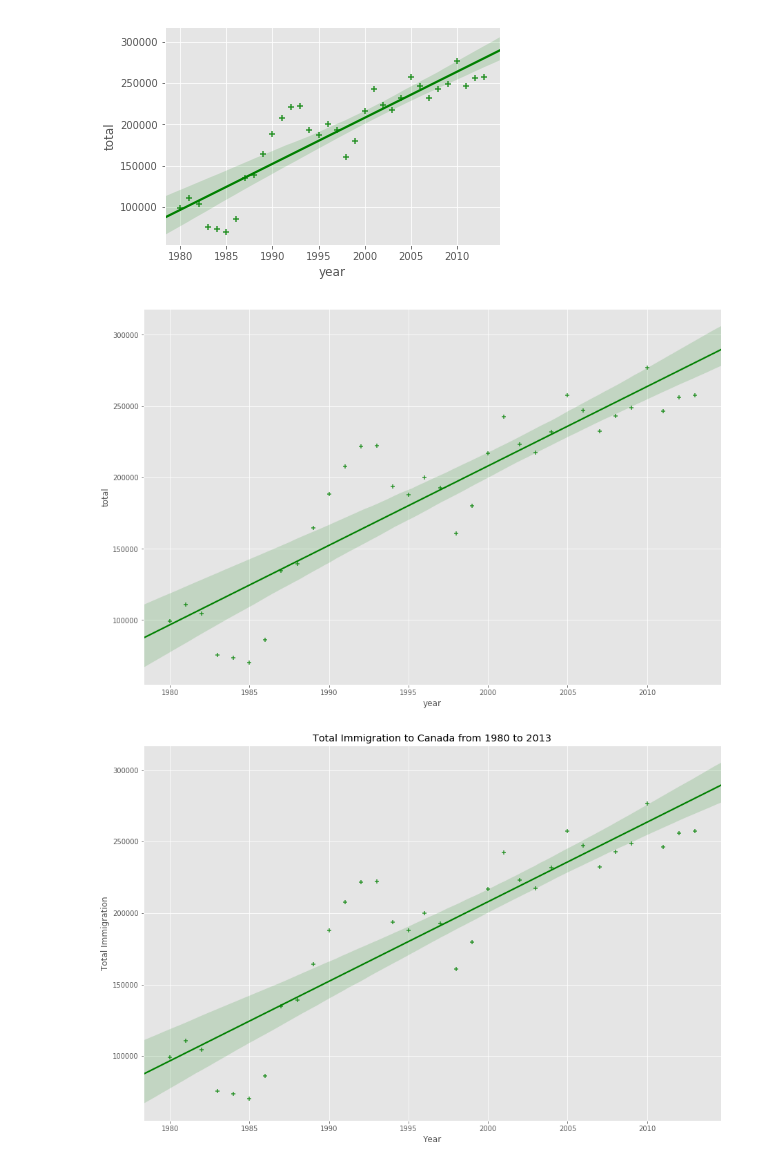
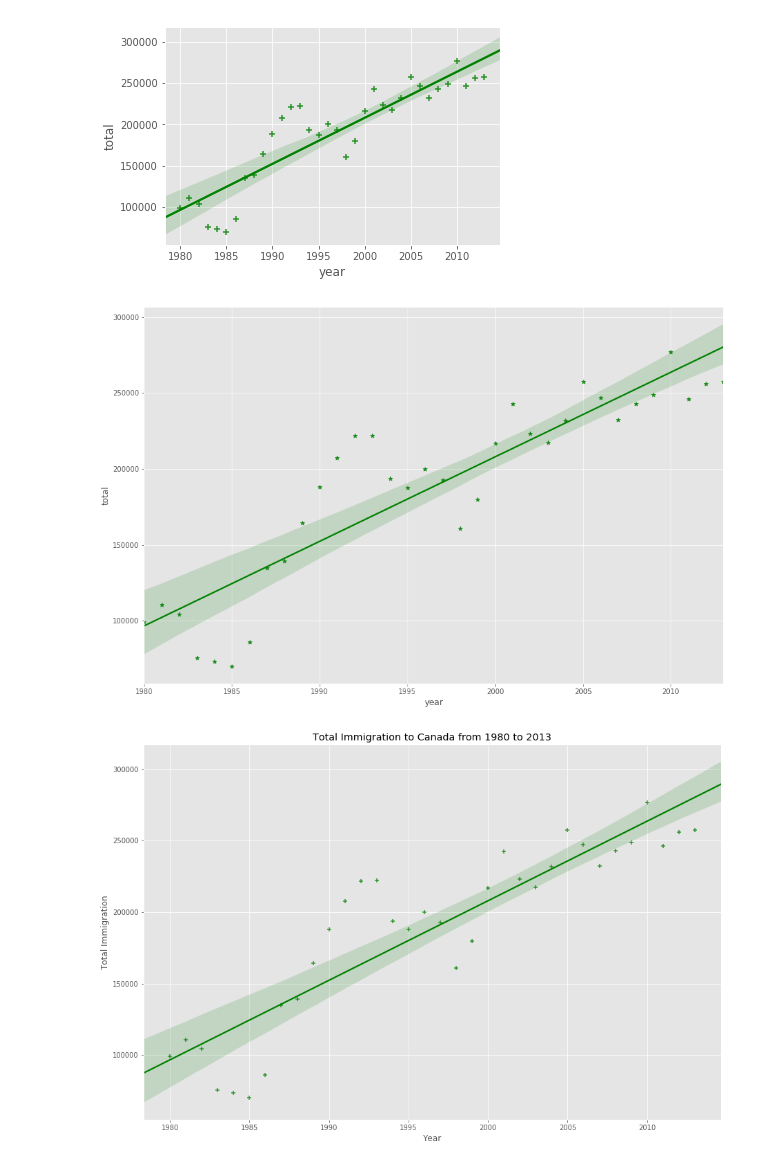
Before and after one commit to prastika/H8_git, a Jupyter notebook: Sesi7.ipynb, the cells around one changed output. Drawn from its saved outputs; the diff is of its cells as text; code cells hidden in the pictures.

```diff
--- a/Sesi7.ipynb
+++ b/Sesi7.ipynb
@@ -164,0 +319,2 @@ df_can.head()
+# %%
+df_can.reset_index(inplace=False)
@@ -243,9 +421,9 @@ ax = sns.regplot(x='year', y='total', data=df_tot, color='green', marker='+')
 [figure]
 # %%
 plt.figure(figsize=(15, 10))
-ax = sns.regplot(x='year', y='total', data=df_tot, color='green', marker='+')
+ax = sns.regplot(x='year', y='total', data=df_tot, color='green', marker='*')
 # %% [output]
-[figure, old version]
+[figure, new version]
 # %%
 plt.figure(figsize=(15, 10))
 ax = sns.regplot(x='year', y='total', data=df_tot, color='green', marker='+')
```
Also changed, not shown: parts of 48 cells of this notebook, 4 other files.
